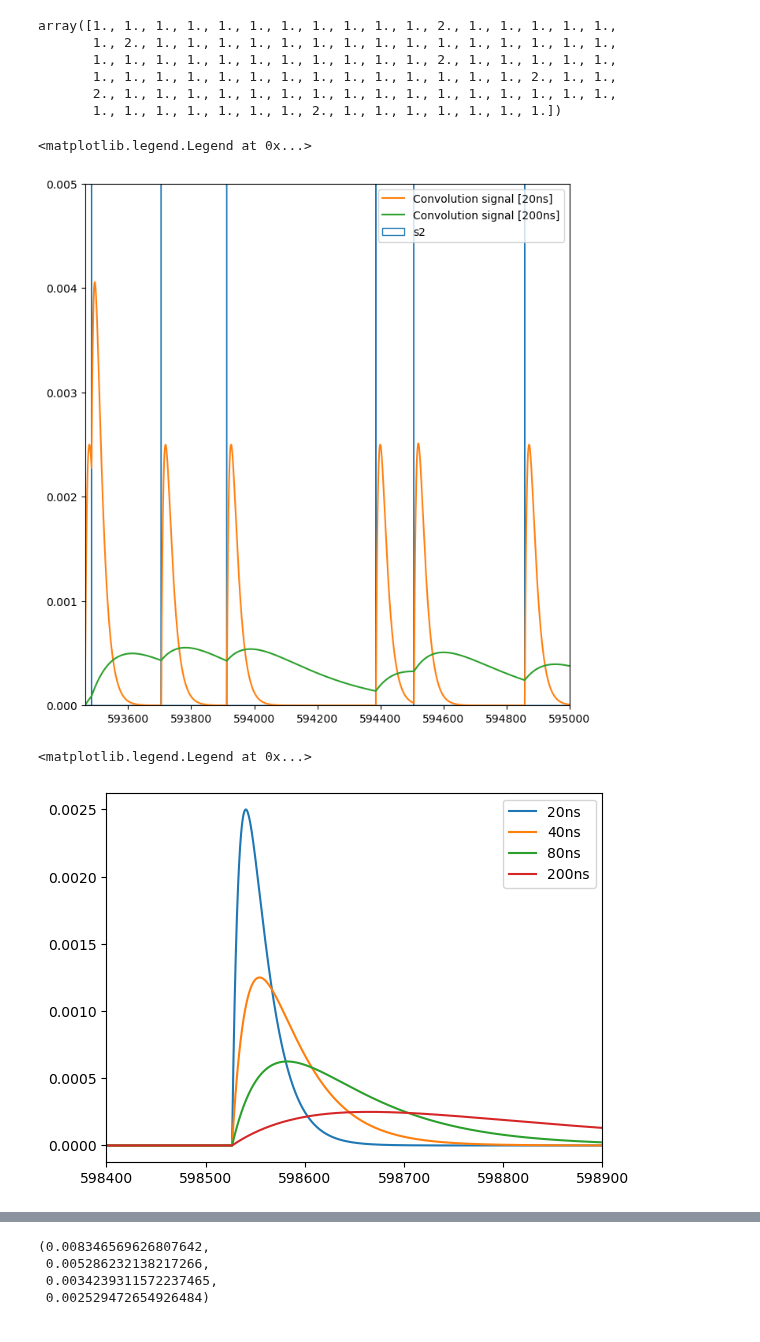
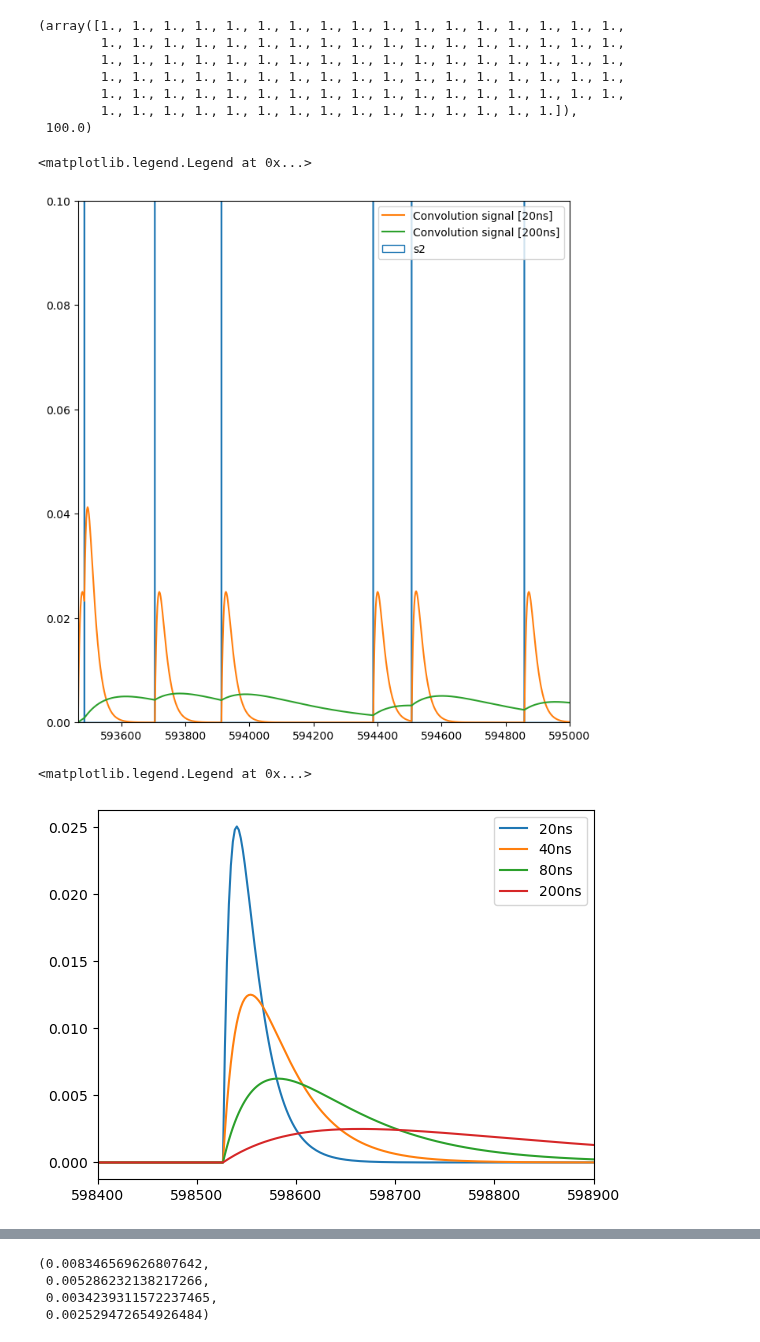
Before and after one commit to mariandbt/python, a Jupyter notebook: notebooks/20240301_TOY_SIMULATION.ipynb, the cells around one changed output, grey strips where cells are left out. Cells and saved outputs as stored; diff of their text form; code cells hidden in the pictures.

```diff
--- a/notebooks/20240301_TOY_SIMULATION.ipynb
+++ b/notebooks/20240301_TOY_SIMULATION.ipynb
@@ -43,7 +43,8 @@ def sipm_response(q_in_pes, t, t0, tau, rise_time):
 
     signal = (rise_term * decay_term)
     signal[t<t0] = 0
-    signal_area = signal.sum() or 1
+#     signal_area = signal.sum() or 1
+    signal_area = np.trapz(x = t, y = signal) or 1
 
     normalized_signal = q_in_pes*signal/signal_area
 
@@ -96,44 +185,45 @@ t = np.array([598407.47491455, 600065.66241455, 597871.22491455, 601481.22491455
  598419.84991455, 600877.28741455, 596617.28741455, 601963.41241455]) # [ns]
 # %%
 charge = np.ones(len(t))
-charge = charge + np.random.poisson(0.1, len(t))
+# charge = charge + np.random.poisson(0.1, len(t))
 # %%
-charge
+charge, charge.sum()
 # %% [output]
-array([1., 1., 1., 1., 1., 1., 1., 1., 1., 1., 1., 2., 1., 1., 1., 1., 1.,
-       1., 2., 1., 1., 1., 1., 1., 1., 1., 1., 1., 1., 1., 1., 1., 1., 1.,
-       1., 1., 1., 1., 1., 1., 1., 1., 1., 1., 1., 2., 1., 1., 1., 1., 1.,
-       1., 1., 1., 1., 1., 1., 1., 1., 1., 1., 1., 1., 1., 1., 2., 1., 1.,
-       2., 1., 1., 1., 1., 1., 1., 1., 1., 1., 1., 1., 1., 1., 1., 1., 1.,
-       1., 1., 1., 1., 1., 1., 1., 2., 1., 1., 1., 1., 1., 1., 1.])
+(array([1., 1., 1., 1., 1., 1., 1., 1., 1., 1., 1., 1., 1., 1., 1., 1., 1.,
+        1., 1., 1., 1., 1., 1., 1., 1., 1., 1., 1., 1., 1., 1., 1., 1., 1.,
+        1., 1., 1., 1., 1., 1., 1., 1., 1., 1., 1., 1., 1., 1., 1., 1., 1.,
+        1., 1., 1., 1., 1., 1., 1., 1., 1., 1., 1., 1., 1., 1., 1., 1., 1.,
+        1., 1., 1., 1., 1., 1., 1., 1., 1., 1., 1., 1., 1., 1., 1., 1., 1.,
+        1., 1., 1., 1., 1., 1., 1., 1., 1., 1., 1., 1., 1., 1., 1.]),
+ 100.0)
 # %%
 margen = 500 # [ns]
-bin_edges = np.arange(t.min(), t.max() + margen, 0.1)
+bin_edges = np.arange(t.min(), t.max() + margen, 2)
 # %%
 fig, ax = plt.subplots(nrows = 1, ncols = 1, figsize=(7,7), constrained_layout=True)
 
 events, bins, bars = ax.hist(t, bin_edges,
                              density=False,
                              weights = charge,
                              label='s2',
                              histtype='step')
 
 bin_means = (bins[:-1]+bins[1:])/2
 
 response20 = sipm_response(1, bin_means, bin_means.mean(), 20, rise_time)
 convolution_20 = np.convolve(events, response20, mode='same')
 ax.plot(bin_means,convolution_20, label = 'Convolution signal [20ns]')
 
 response200 = sipm_response(1, bin_means, bin_means.mean(), 200, rise_time)
 convolution_200 = np.convolve(events, response200, mode='same')
 ax.plot(bin_means,convolution_200, label = 'Convolution signal [200ns]')
 
-ax.set_ylim(0, .005)
+ax.set_ylim(0, .1)
 ax.set_xlim(bin_means.min(), 59.5e4)
 ax.legend()
 # %% [output]
 <matplotlib.legend.Legend at 0x...>
-[figure, old version]
+[figure, new version]
 # %%
 # # Integrate: Create a histogram
 # events, _ = np.histogram(t,
@@ -153,5 +243,5 @@ plt.xlim(59.84e4, 59.89e4)
 plt.legend()
 # %% [output]
 <matplotlib.legend.Legend at 0x...>
-[figure, old version]
+[figure, new version]
 # %%
```
Also changed, not shown: parts of 18 cells of this notebook, 4 other files.
